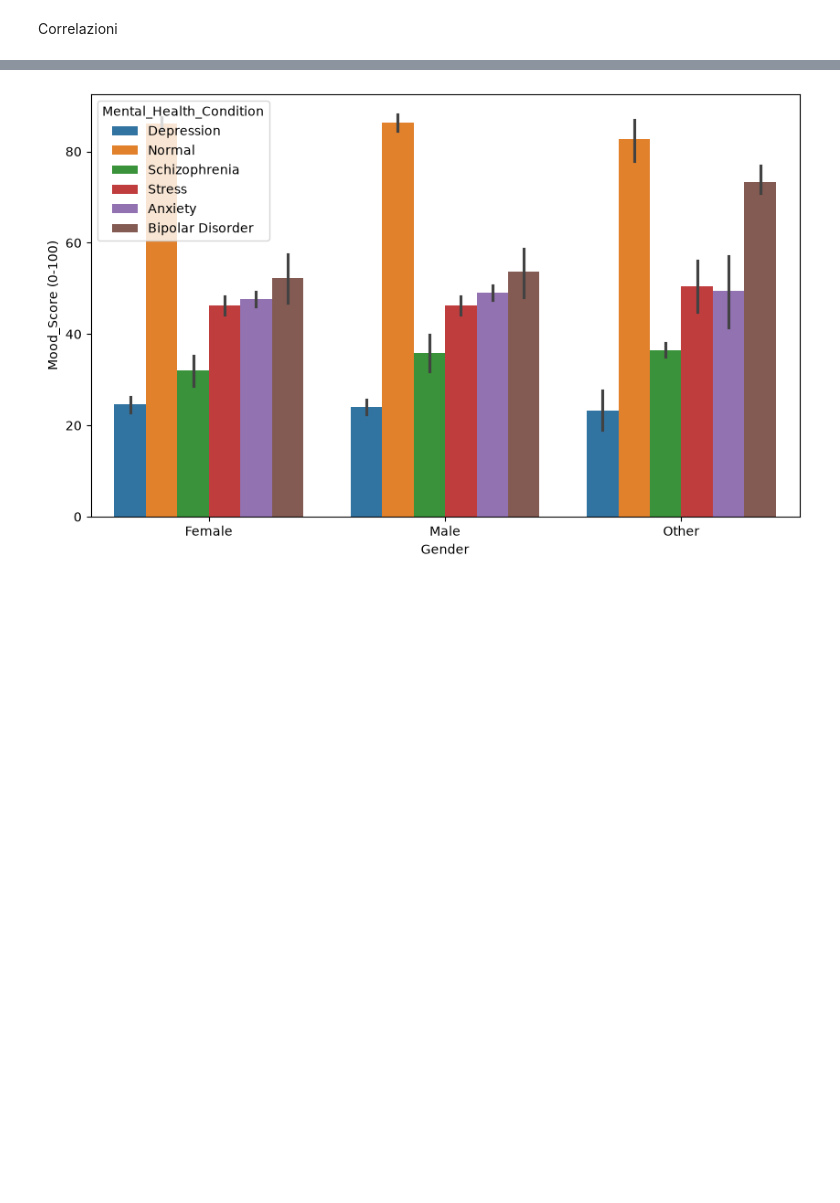
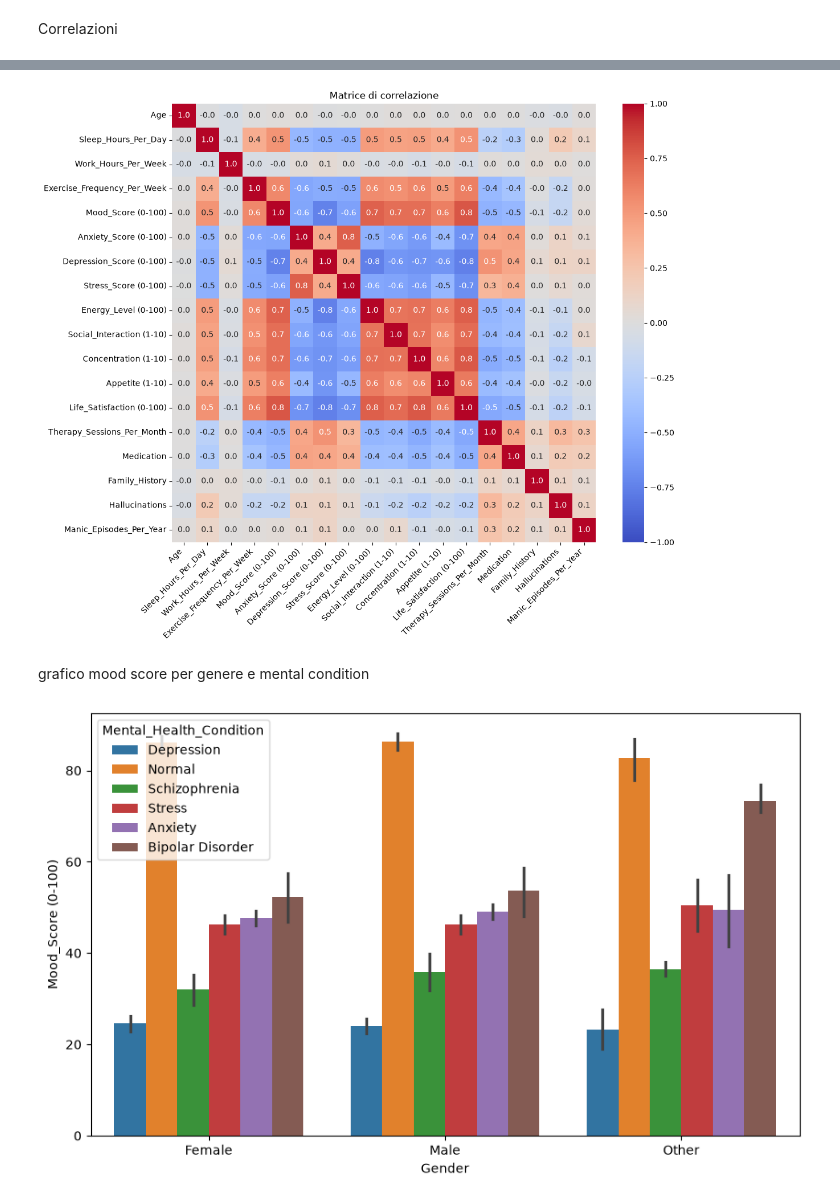
Before and after one commit to salvannunziata/studioDataset, a Jupyter notebook: 01_dataset_exploration.ipynb, the cells around one changed output, grey strips where cells are left out. Cells and saved outputs as stored; diff of their text form; code cells hidden in the pictures; blank space fills up the shorter version.

```diff
--- a/01_dataset_exploration.ipynb
+++ b/01_dataset_exploration.ipynb
@@ -117,3 +50,29 @@ sns.heatmap(
+# %%
+
+corr = df.corr(numeric_only=True)
+plt.figure(figsize=(12, 10))
+
+sns.heatmap(
+    corr,
+    annot=True,
+    fmt=".1f",
+    cmap="coolwarm",
+    vmin=-1,
+    vmax=1,
+
+)
+
+plt.title("Matrice di correlazione")
+plt.xticks(rotation=45, ha="right")
+plt.yticks(rotation=0)
+
+
+
+plt.show()
+# %% [output]
+[figure, added]
+# %% [markdown]
+grafico mood score per genere e mental condition
 # %%
 plt.figure(figsize=(10,6))
 sns.barplot(x="Gender", y="Mood_Score (0-100)", hue="Mental_Health_Condition", data=df)
```
Also changed, not shown: parts of 20 cells of this notebook, 1 other file.
